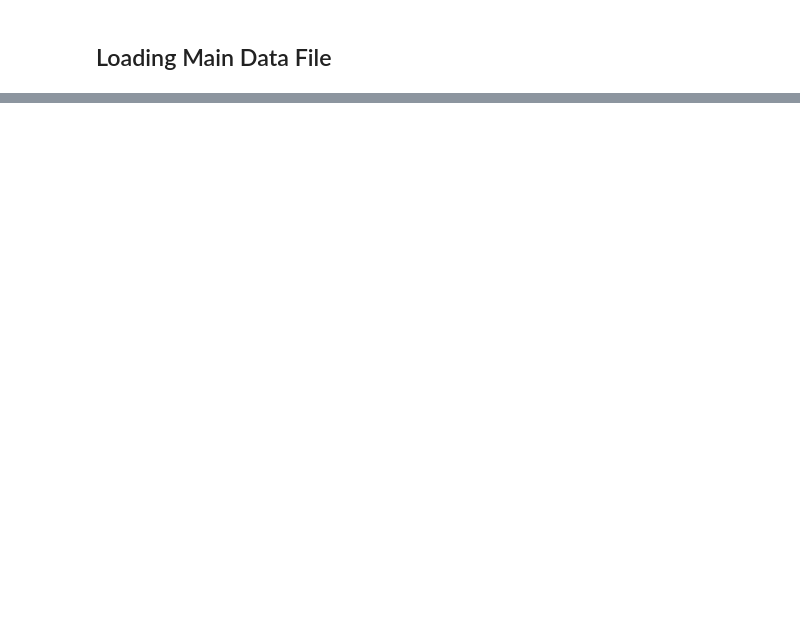
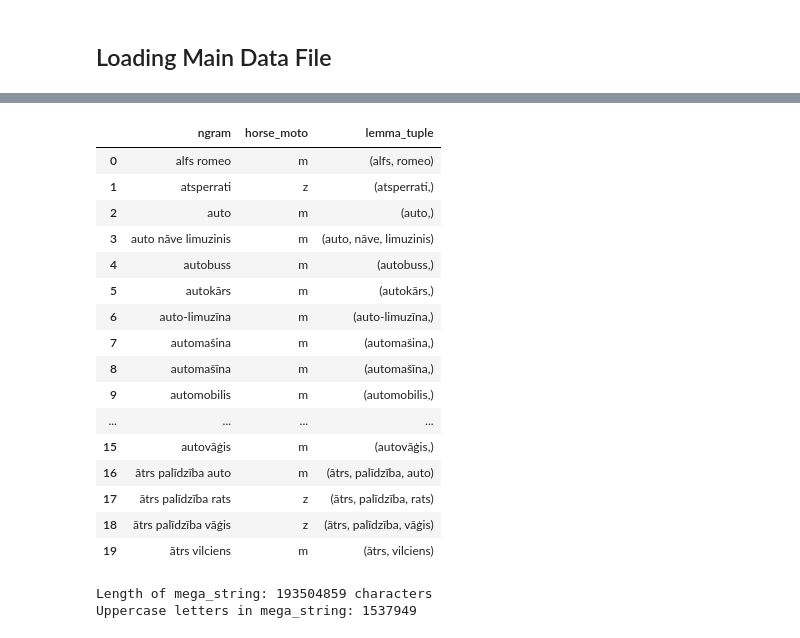
Before and after one commit to ValRCS/lnb_transports, a Jupyter notebook: notebooks/visualize_terms_df_tf_relative_over_time.ipynb, the cells around one changed output, grey strips where cells are left out. Drawn from its saved outputs; the diff is of its cells as text; code cells hidden in the pictures; blank space fills up the shorter version.

```diff
--- a/notebooks/visualize_terms_df_tf_relative_over_time.ipynb
+++ b/notebooks/visualize_terms_df_tf_relative_over_time.ipynb
@@ -116,0 +141,10 @@ Plotly version: 5.19.0
+# %%
+horse_moto_file = Path("../csv/Sauszemes-transporta-termini.csv")
+# assert horse_moto_file.exists()
+assert horse_moto_file.is_file(), f"File not found: {horse_moto_file}"
+horse_moto_df = pd.read_csv(horse_moto_file, sep=";")
+# check the dataframe
+# shape
+print(f"horse_moto_df.shape: {horse_moto_df.shape}")
+# head
+horse_moto_df.head()
@@ -116,0 +159,9 @@ Plotly version: 5.19.0
+# %%
+# let's change column names
+# Word will be ngram, and Zirgu / Moto transporta termini will be horse_moto
+horse_moto_df.rename(columns={
+    "Zirgu / Motorizēts": "horse_moto",
+    "Word": "ngram"
+}, inplace=True)
+# head now
+horse_moto_df.head()
@@ -116,0 +175,16 @@ Plotly version: 5.19.0
+# %%
+# now let's make a function that creates tuple of terms from ngram
+# the logic will be as follows we split by whitespace unless the ngram contains period then we keep it as a single term
+def create_terms_tuple(ngram):
+    # split by whitespace unless the ngram contains period
+    if "." in ngram:
+        return (ngram,)
+    else:
+        return tuple(ngram.split())
+
+# now let's creat a new column with the terms tuple
+horse_moto_df["terms_tuple"] = horse_moto_df["ngram"].apply(create_terms_tuple)
+# shape
+print(f"horse_moto_df.shape after adding terms_tuple: {horse_moto_df.shape}")
+# head
+horse_moto_df.head()
@@ -116,0 +199,38 @@ Plotly version: 5.19.0
+# %%
+# let's rename the column to lemma_tuple
+horse_moto_df.rename(columns={"terms_tuple": "lemma_tuple"}, inplace=True)
+# head now
+horse_moto_df.head(20)
+# %% [output]
+|  | ngram | horse_moto | lemma_tuple |
+| 0 | alfs romeo | m | (alfs, romeo) |
+| 1 | atsperrati | z | (atsperrati,) |
+| 2 | auto | m | (auto,) |
+| 3 | auto nāve limuzinis | m | (auto, nāve, limuzinis) |
+| 4 | autobuss | m | (autobuss,) |
+| 5 | autokārs | m | (autokārs,) |
+| 6 | auto-limuzīna | m | (auto-limuzīna,) |
+| 7 | automašina | m | (automašina,) |
+| 8 | automašīna | m | (automašīna,) |
+| 9 | automobilis | m | (automobilis,) |
+| ... | ... | ... | ... |
+| 15 | autovāģis | m | (autovāģis,) |
+| 16 | ātrs palīdzība auto | m | (ātrs, palīdzība, auto) |
+| 17 | ātrs palīdzība rats | z | (ātrs, palīdzība, rats) |
+| 18 | ātrs palīdzība vāģis | z | (ātrs, palīdzība, vāģis) |
+| 19 | ātrs vilciens | m | (ātrs, vilciens) |
+# %%
+# now let's go through ngram tuples one by one and count how many times they appear in corpus in df dataframe
+# we will use df.lemma column for that
+# the extra difficulty is that lemma contains single words but we could have multiple sequential words in ngram
+
+# our first approach will involve creating a single mega string from all lemma by joining them with whitespace
+mega_string = " ".join(df["lemma"].astype(str).tolist())
+# how long is the mega string?
+print(f"Length of mega_string: {len(mega_string)} characters")
+# how many uppercase letters?
+uppercase_count = sum(1 for c in mega_string if c.isupper())
+print(f"Uppercase letters in mega_string: {uppercase_count}")
+# %% [output]
+Length of mega_string: 193504859 characters
+Uppercase letters in mega_string: 1537949
```
Also changed, not shown: parts of 20 cells of this notebook, 4 other files.
